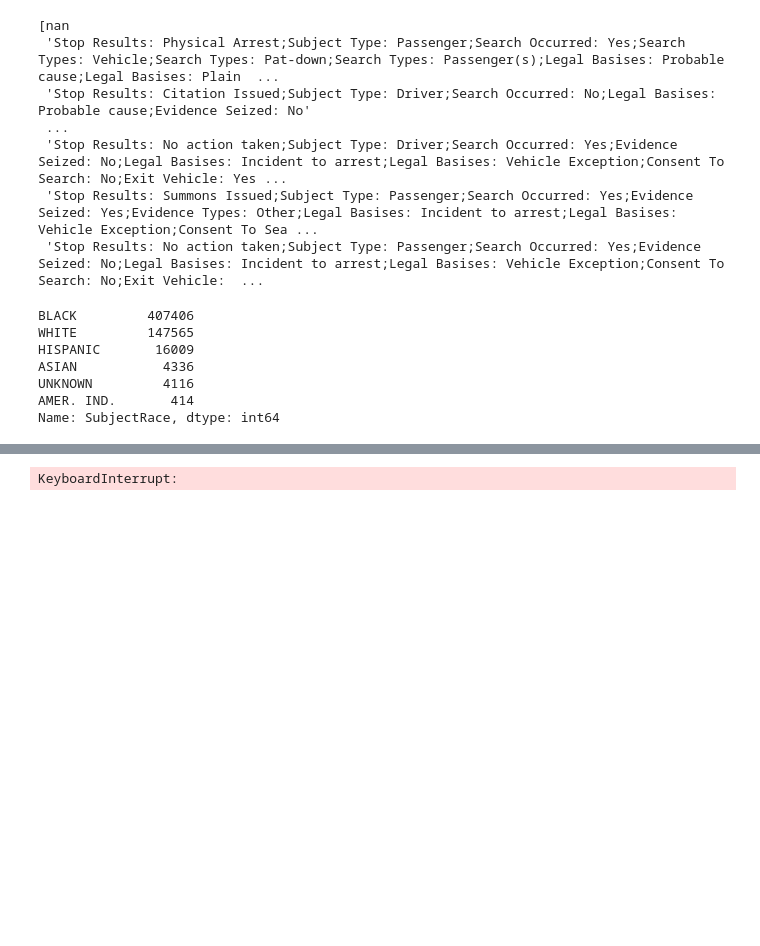
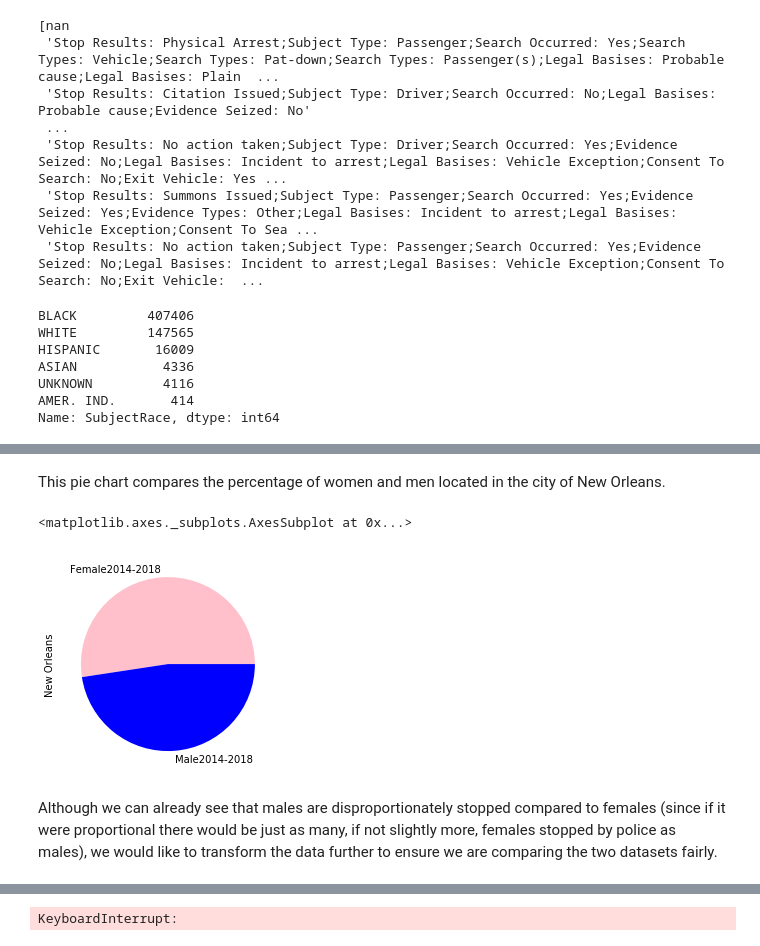
Before and after one commit to Icasas101/FinalDSTutorial, a Jupyter notebook: Final DS Tutorial.ipynb, the cells around one changed output, grey strips where cells are left out. Drawn from its saved outputs; the diff is of its cells as text; code cells hidden in the pictures; blank space fills up the shorter version.

```diff
--- a/Final DS Tutorial.ipynb
+++ b/Final DS Tutorial.ipynb
@@ -253,0 +279,10 @@ df['SubjectGender'].value_counts().plot.bar()
+# %% [markdown]
+This pie chart compares the percentage of women and men located in the city of New Orleans.
+# %%
+NewOrleansGenders = gender_df[['Female2014-2018', 'Male2014-2018']]
+display(NewOrleansGenders.loc['New Orleans'].plot.pie(y='Gender in New Orleans, 2014-2018', colors=['pink', 'blue']))
+# %% [output]
+<matplotlib.axes._subplots.AxesSubplot at 0x...>
+[figure, added]
+# %% [markdown]
+Although we can already see that males are disproportionately stopped compared to females (since if it were proportional there would be just as many, if not slightly more, females stopped by police as males), we would like to transform the data further to ensure we are comparing the two datasets fairly.
```
Also changed, not shown: parts of 12 cells of this notebook.
